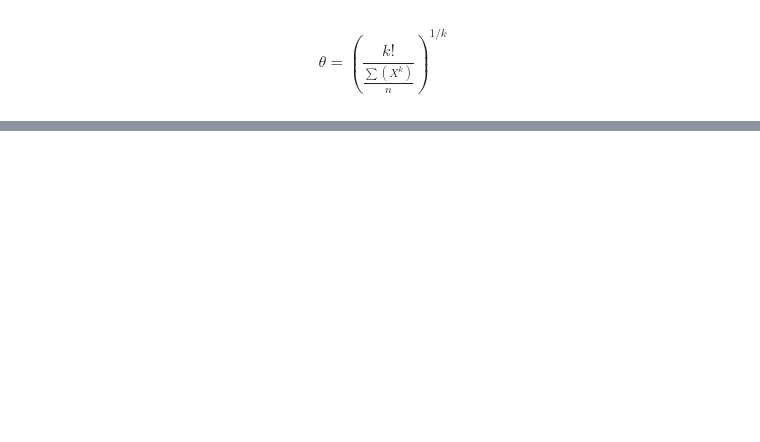
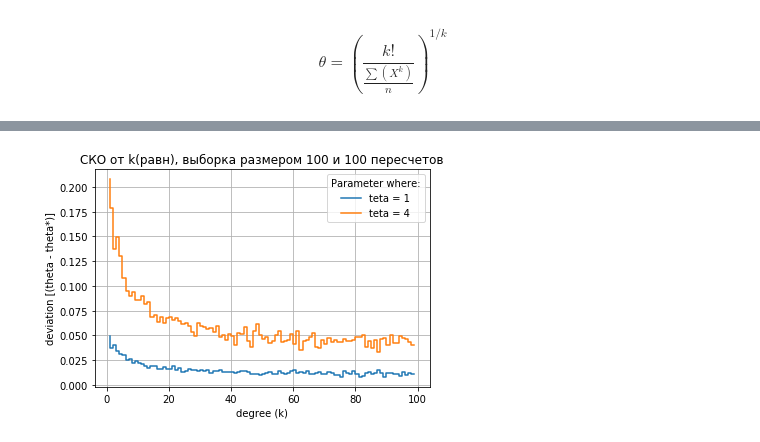
Before and after one commit to Gorbenko-Ilya/Mat_stat, a Jupyter notebook: hw_1.ipynb, the cells around one changed output, grey strips where cells are left out. Saved outputs shown, nothing was run; the diff lists cells and outputs as text; code cells hidden in the pictures; blank space fills up the shorter version.

```diff
--- a/hw_1.ipynb
+++ b/hw_1.ipynb
@@ -70,0 +89,26 @@ plt.show()
+# %%
+x=[]
+y=[]
+y1 = []
+for k in range(1,100):
+    s=test_k_moments(theta_uni, create_uni, 1, 100, 100)
+    x.append(k)
+    y.append(s)
+    s=test_k_moments(theta_uni, create_uni, 4, 100, 100)
+    y1.append(s)
+# %%
+fig, ax = plt.subplots()
+
+ax.step(x, y, label='teta = 1')
+
+ax.step(x, y1, label='teta = 4')
+
+ax.set(xlabel='degree (k)', ylabel='deviation [(theta - theta*)]',
+       title='СКО от k(равн), выборка размером 100 и 100 пересчетов')
+ax.grid()
+
+fig.savefig("test.png")
+plt.legend(title='Parameter where:')
+plt.show()
+# %% [output]
+[figure, added]
```
Also changed, not shown: parts of 16 cells of this notebook.
